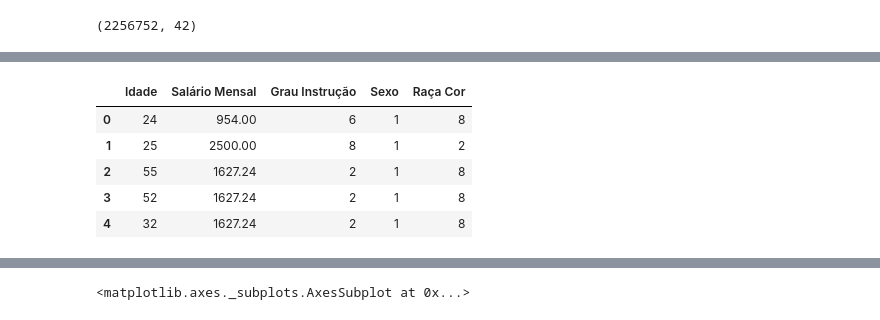
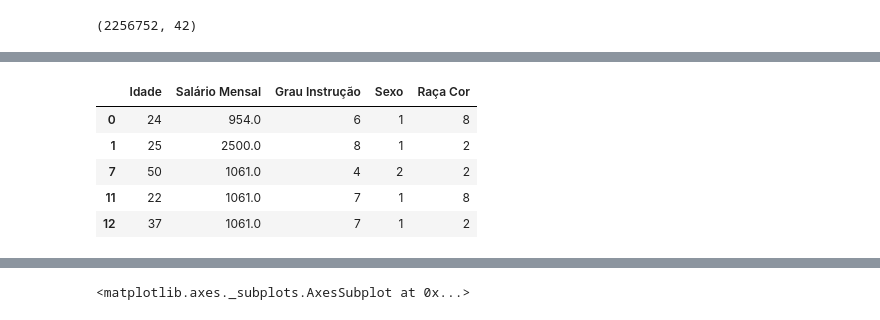
Before and after one commit to tsilverio/Desafio1_DataScience, a Jupyter notebook: Desafio1_Thiago.ipynb, the cells around one changed output, grey strips where cells are left out. Cells and saved outputs as stored; diff of their text form; code cells hidden in the pictures.

```diff
--- a/Desafio1_Thiago.ipynb
+++ b/Desafio1_Thiago.ipynb
@@ -92,14 +92,17 @@ Ind Trab Intermitente    int64
 dtypes: int64(27), object(15)
 memory usage: 723.1+ MB
 # %%
+df['Salário Mensal'] = df['Salário Mensal'].map(lambda x: float(re.sub(r',', '.', x)))
 df_desafio = df[['Idade','Salário Mensal','Grau Instrução','Sexo', 'Raça Cor']]
-df_desafio['Salário Mensal'] = df_desafio['Salário Mensal'].map(lambda x: float(re.sub(r',', '.', x)))
-df_desafio.loc[df_desafio['Salário Mensal'] == 0, 'Salário Mensal'] = round(df_desafio['Salário Mensal'].mean(),2)
+#df_desafio['Salário Mensal'] = df_desafio['Salário Mensal'].map(lambda x: float(re.sub(r',', '.', x)))
+#df_desafio.loc[df_desafio['Salário Mensal'] == 0, 'Salário Mensal'] = round(df_desafio['Salário Mensal'].mean(),2)
+df_desafio['Salário Mensal'] = df_desafio.loc[df_desafio['Salário Mensal'] != 0, 'Salário Mensal']
+df_desafio = df_desafio.dropna()
 df_desafio.head()
 # %% [output]
 |  | Idade | Salário Mensal | Grau Instrução | Sexo | Raça Cor |
-| 0 | 24 | 954.00 | 6 | 1 | 8 |
-| 1 | 25 | 2500.00 | 8 | 1 | 2 |
-| 2 | 55 | 1627.24 | 2 | 1 | 8 |
-| 3 | 52 | 1627.24 | 2 | 1 | 8 |
-| 4 | 32 | 1627.24 | 2 | 1 | 8 |
+| 0 | 24 | 954.0 | 6 | 1 | 8 |
+| 1 | 25 | 2500.0 | 8 | 1 | 2 |
+| 7 | 50 | 1061.0 | 4 | 2 | 2 |
+| 11 | 22 | 1061.0 | 7 | 1 | 8 |
+| 12 | 37 | 1061.0 | 7 | 1 | 2 |
```
Also changed, not shown: parts of 24 cells of this notebook.
